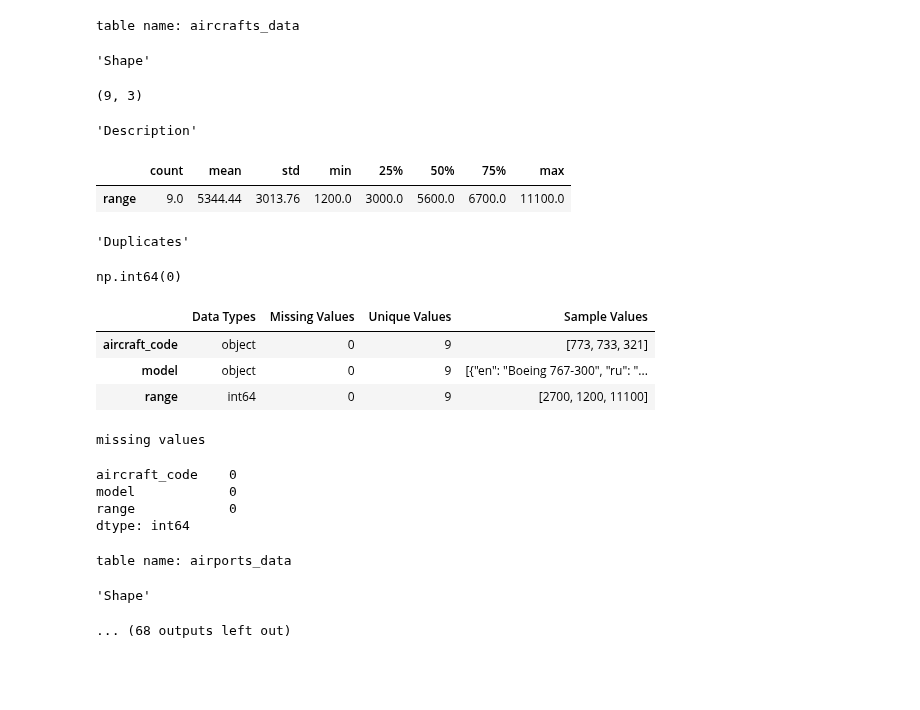
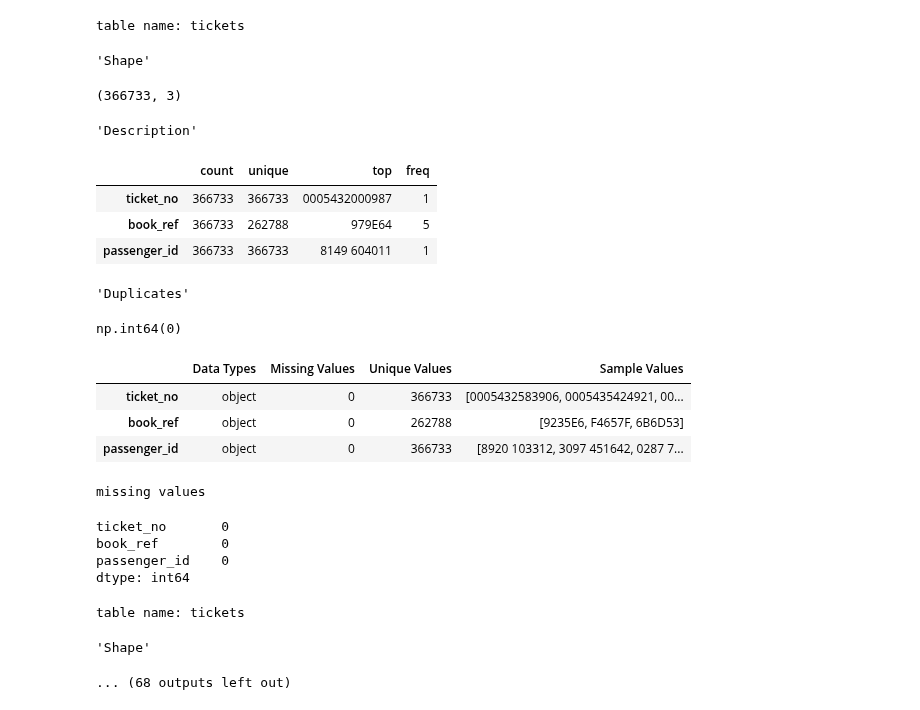
Before and after one commit to YamenNahhas/my-data-project, a Jupyter notebook: notebooks/Airline Data Analysis Using SQL/EDA und Datareinigung.ipynb, the cells around one changed output. Saved outputs shown, nothing was run; the diff lists cells and outputs as text; code cells hidden in the pictures; blank space fills up the shorter version.

```diff
--- a/notebooks/Airline Data Analysis Using SQL/EDA und Datareinigung.ipynb
+++ b/notebooks/Airline Data Analysis Using SQL/EDA und Datareinigung.ipynb
@@ -10,9 +10,5 @@ conn = sqlite3.connect("../../data/raw/airlines-dataset/travel.sqlite")
 cursor = conn.cursor()
 cursor.execute("SELECT name FROM sqlite_master WHERE type='table'")
 tabels = cursor.fetchall()
-for tabel in tabels:
-    table_name = tabel[0]
-    extra_tabels = ['load_factor_departure_airport', 'load_factor_arrival_airport']
-    required_tabels = [table[0] for table in tabels if table[0] not in extra_tabels]
-print(required_tabels)
+print(tabels)
 # %% [output]
@@ -20,7 +16,8 @@ print(required_tabels)
 # %%
-for tabel in required_tabels:
-    print('table name:', tabel)
-    df_tabel = pd.read_sql_query(f"SELECT * FROM {tabel}", conn)
+for tabel in tabels:
+    tabel_name = tabel[0]
+    print('table name:', tabel_name)
+    df_tabel = pd.read_sql_query(f"SELECT * FROM {tabel_name}", conn)
     display(df_tabel)
     print('\n')
 # %% [output]
@@ -81,49 +78,51 @@ table name: flights
 ... (11 outputs left out)
 # %%
 #Die explorative Datenanalyse (EDA)
-for tabel in required_tabels:
-    print('table name:', tabel)
-    df_tabel = pd.read_sql_query(f"SELECT * FROM {tabel}", conn)
+for tabel in tabels:
+    print('table name:', tabel_name)
+    df_tabel = pd.read_sql_query(f"SELECT * FROM {tabel_name}", conn)
     display(
         "Shape",
         df_tabel.shape,
     "Description",
     df_tabel.describe().round(2).T,
     "Duplicates",
     df_tabel.duplicated().sum(),
     )
 
 
     overview = pd.DataFrame(
         {
             "Data Types": df_tabel.dtypes,
             "Missing Values": df_tabel.isnull().sum(),
             "Unique Values": df_tabel.nunique(),
             "Sample Values": [df_tabel[col].sample(3).tolist() for col in df_tabel.columns]
         })
     display(overview)
     print('missing values')
     display(df_tabel.isna().sum())
     print('\n'*2)
 # %% [output]
-table name: aircrafts_data
+table name: tickets
 'Shape'
-(9, 3)
+(366733, 3)
 'Description'
-|  | count | mean | std | min | 25% | 50% | 75% | max |
-| range | 9.0 | 5344.44 | 3013.76 | 1200.0 | 3000.0 | 5600.0 | 6700.0 | 11100.0 |
+|  | count | unique | top | freq |
+| ticket_no | 366733 | 366733 | 0005432000987 | 1 |
+| book_ref | 366733 | 262788 | 979E64 | 5 |
+| passenger_id | 366733 | 366733 | 8149 604011 | 1 |
 'Duplicates'
 np.int64(0)
 |  | Data Types | Missing Values | Unique Values | Sample Values |
-| aircraft_code | object | 0 | 9 | [773, 733, 321] |
-| model | object | 0 | 9 | [{"en": "Boeing 767-300", "ru": "... |
-| range | int64 | 0 | 9 | [2700, 1200, 11100] |
+| ticket_no | object | 0 | 366733 | [0005432583906, 0005435424921, 00... |
+| book_ref | object | 0 | 262788 | [9235E6, F4657F, 6B6D53] |
+| passenger_id | object | 0 | 366733 | [8920 103312, 3097 451642, 0287 7... |
 missing values
-aircraft_code    0
-model            0
-range            0
+ticket_no       0
+book_ref        0
+passenger_id    0
 dtype: int64
-table name: airports_data
+table name: tickets
 'Shape'
 ... (68 outputs left out)
 # %%
```
Also changed, not shown: parts of 3 cells of this notebook.
